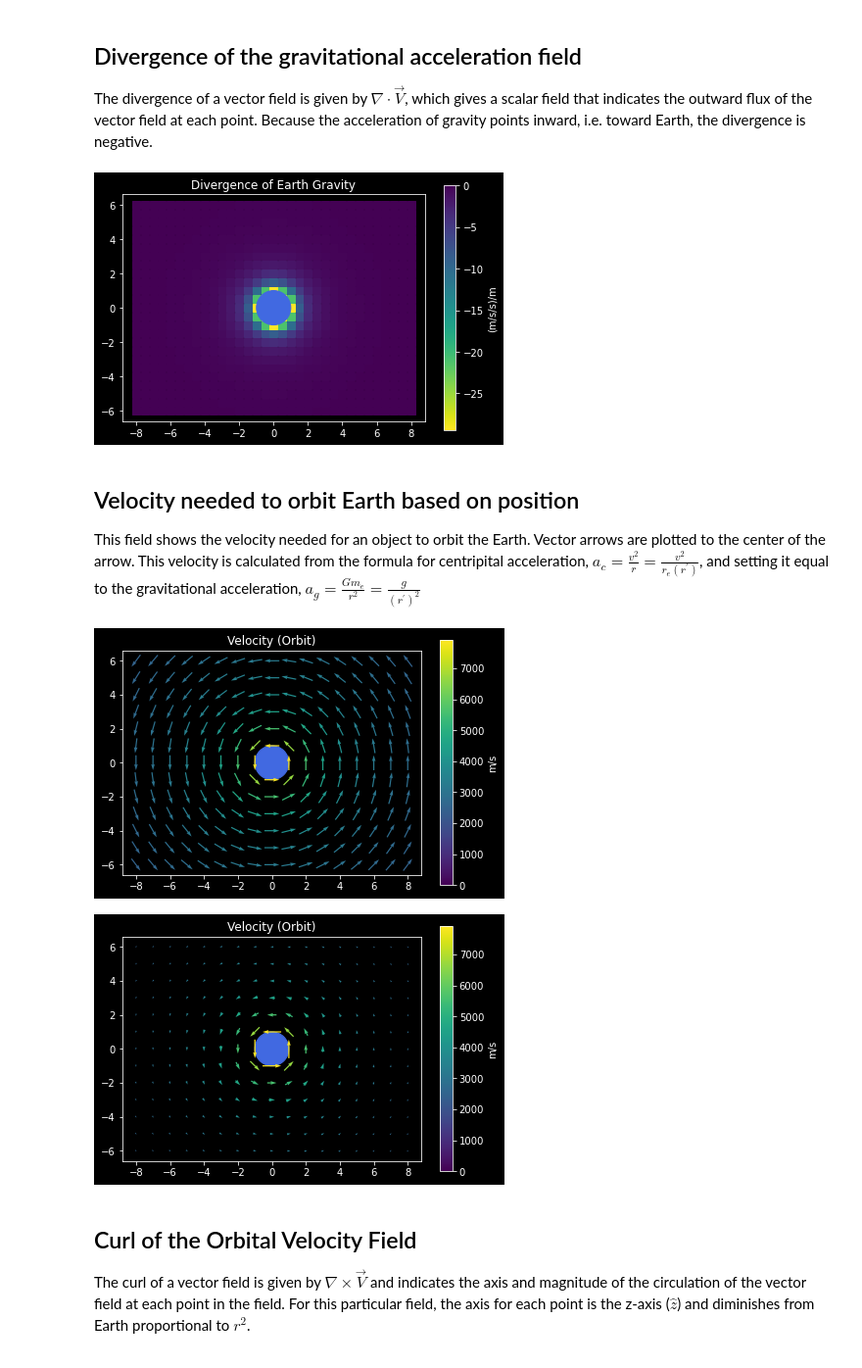
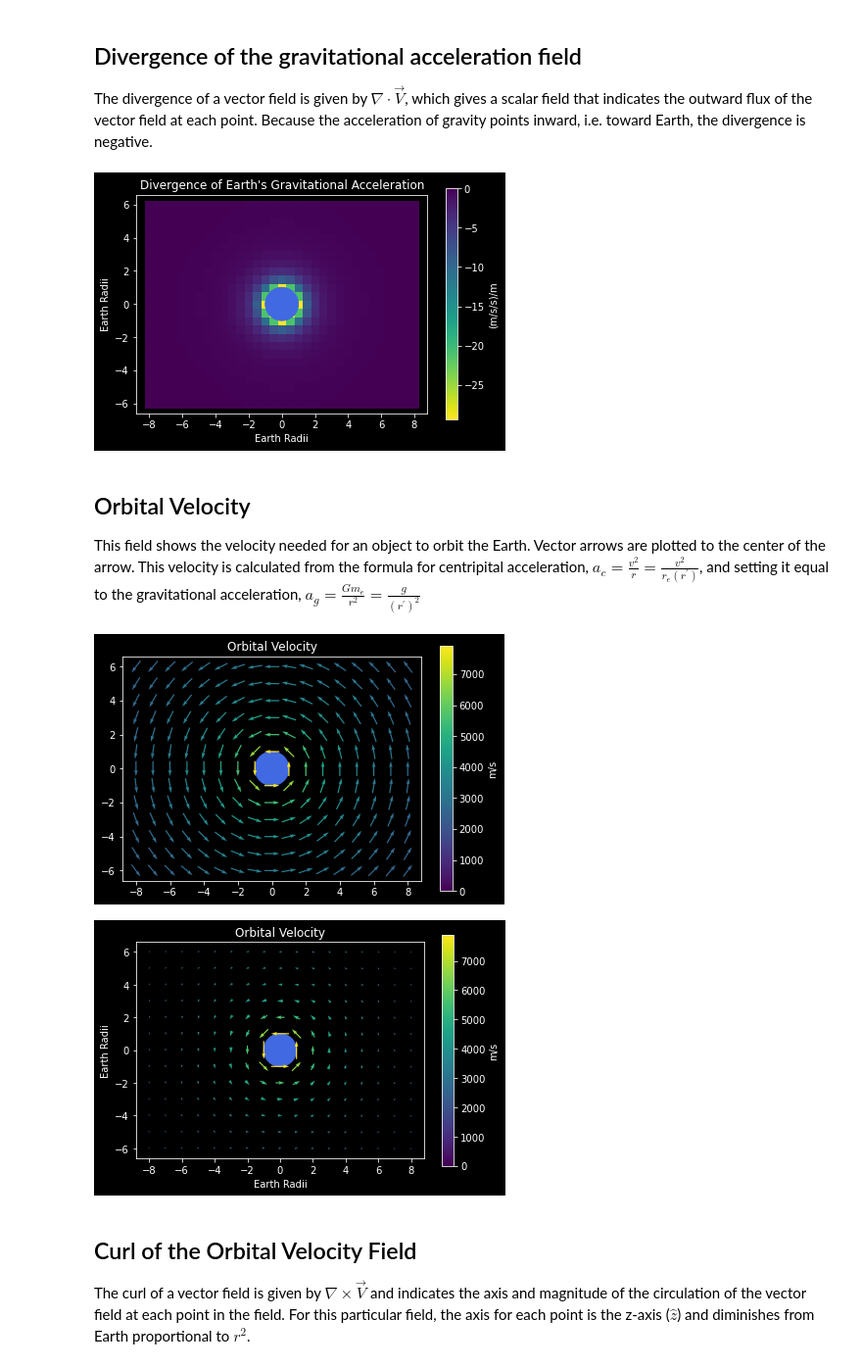
Before and after one commit to zachartrand/Field-plots, a Jupyter notebook: earth_gravity/earth_gravity.ipynb, the cells around one changed output. Shown: that part at 98% size. Saved outputs shown, nothing was run; the diff lists cells and outputs as text; code cells hidden in the pictures.

```diff
--- a/earth_gravity/earth_gravity.ipynb
+++ b/earth_gravity/earth_gravity.ipynb
@@ -112,37 +116,39 @@ x, y = np.meshgrid(
     np.linspace(-x_max, x_max, 4*x_max+1),
     np.linspace(-y_max, y_max, 4*y_max+1)
 )
 
 r = np.hypot(x, y)
 mag = -3*g/(r**3)
 vmin = -3*g
 
 # Plot
 earth = plt.Circle((0, 0), 1, color="royalblue")
 ax = plt.subplot()
 plt.scatter(
     x, y,
     s = 64,
     c = mag,
     cmap = cmap + "_r",
     vmin = vmin,
     vmax = 0,
     marker = "s",
     plotnonfinite = False,
 )
 ax.add_patch(earth)
 ax.set_aspect('equal', 'box')
 ax.set_xticks(np.arange(-8, 9, 2))
-plt.title("Divergence of Earth Gravity")
+ax.set_xlabel("Earth Radii")
+ax.set_ylabel("Earth Radii")
+plt.title("Divergence of Earth's Gravitational Acceleration")
 plt.colorbar(label="(m/s/s)/m")
 plt.tight_layout()
 # plt.savefig(f"./svg/divergence_of_earth_gravity_{cmap}.svg")
 
 plt.show()
 # %% [output]
-[figure, old version]
+[figure, new version]
 # %% [markdown]
-## Velocity needed to orbit Earth based on position
+## Orbital Velocity
 
 This field shows the velocity needed for an object to
 orbit the Earth. Vector arrows are plotted to the center of the arrow.
@@ -178,14 +184,16 @@ plt.quiver(
 )
 ax.set_aspect('equal', 'box')
 ax.set_xticks(np.arange(-8, 9, 2))
-plt.title("Velocity (Orbit)")
+ax.set_xlabel("Earth Radii")
+ax.set_ylabel("Earth Radii")
+plt.title("Orbital Velocity")
 plt.colorbar(label="m/s")
 plt.tight_layout()
 # plt.savefig(f"./svg/earth_orbit_velocity_{cmap}.svg")
 
 plt.show()
 # %% [output]
-[figure, old version]
+[figure, new version]
 # %%
 u = -y/r/r
 v = x/r/r
@@ -208,14 +216,16 @@ plt.quiver(
 )
 ax.set_aspect('equal', 'box')
 ax.set_xticks(np.arange(-8, 9, 2))
-plt.title("Velocity (Orbit)")
+ax.set_xlabel("Earth Radii")
+ax.set_ylabel("Earth Radii")
+plt.title("Orbital Velocity")
 plt.colorbar(label="m/s")
 plt.tight_layout()
 # plt.savefig(f"./svg/earth_orbit_velocity_dynamic_{cmap}.svg")
 
 plt.show()
 # %% [output]
-[figure, old version]
+[figure, new version]
 # %% [markdown]
 ## Curl of the Orbital Velocity Field
 
```
Also changed, not shown: parts of 5 cells of this notebook, 8 other files.
